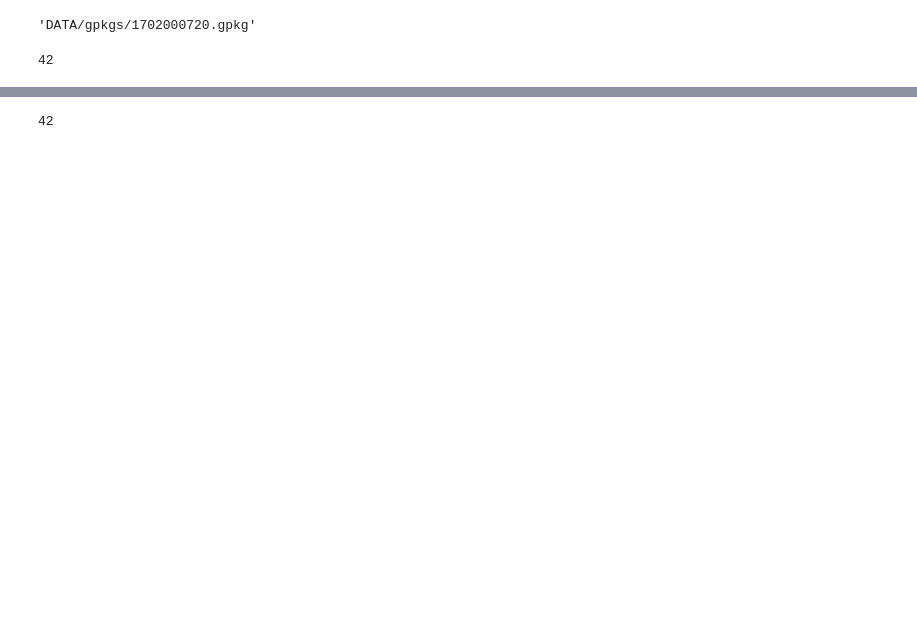
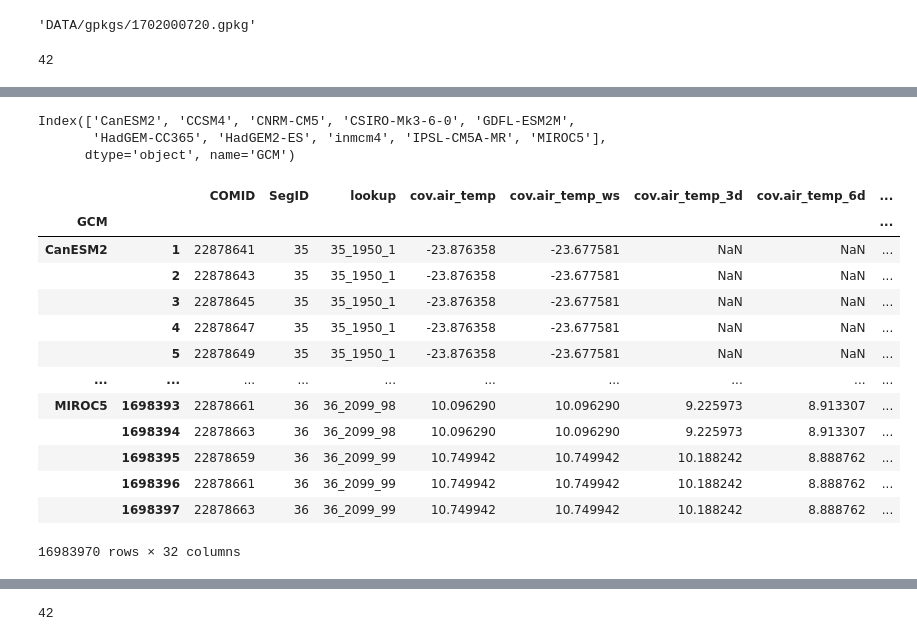
Before and after one commit to uryckid/stream-temperature-predictions, a Jupyter notebook: temp-preds_togpkg_working.ipynb, the cells around one changed output, grey strips where cells are left out. Cells and saved outputs as stored; diff of their text form; code cells hidden in the pictures; blank space fills up the shorter version.

```diff
--- a/temp-preds_togpkg_working.ipynb
+++ b/temp-preds_togpkg_working.ipynb
@@ -846,0 +632,6 @@ Wall time: 4.66 s
+# %%
+df.loc[df.COMID==22878621].index.get_level_values(0).unique() #check
+# %% [output]
+Index(['CanESM2', 'CCSM4', 'CNRM-CM5', 'CSIRO-Mk3-6-0', 'GDFL-ESM2M',
+       'HadGEM-CC365', 'HadGEM2-ES', 'inmcm4', 'IPSL-CM5A-MR', 'MIROC5'],
+      dtype='object', name='GCM')
@@ -846,0 +640,17 @@ Wall time: 4.66 s
+# %%
+df
+# %% [output]
+|  |  | COMID | SegID | lookup | cov.air_temp | cov.air_temp_ws | cov.air_temp_3d | cov.air_temp_6d | ... |
+| GCM |  |  |  |  |  |  |  |  | ... |
+| CanESM2 | 1 | 22878641 | 35 | 35_1950_1 | -23.876358 | -23.677581 | NaN | NaN | ... |
+|  | 2 | 22878643 | 35 | 35_1950_1 | -23.876358 | -23.677581 | NaN | NaN | ... |
+|  | 3 | 22878645 | 35 | 35_1950_1 | -23.876358 | -23.677581 | NaN | NaN | ... |
+|  | 4 | 22878647 | 35 | 35_1950_1 | -23.876358 | -23.677581 | NaN | NaN | ... |
+|  | 5 | 22878649 | 35 | 35_1950_1 | -23.876358 | -23.677581 | NaN | NaN | ... |
+| ... | ... | ... | ... | ... | ... | ... | ... | ... | ... |
+| MIROC5 | 1698393 | 22878661 | 36 | 36_2099_98 | 10.096290 | 10.096290 | 9.225973 | 8.913307 | ... |
+|  | 1698394 | 22878663 | 36 | 36_2099_98 | 10.096290 | 10.096290 | 9.225973 | 8.913307 | ... |
+|  | 1698395 | 22878659 | 36 | 36_2099_99 | 10.749942 | 10.749942 | 10.188242 | 8.888762 | ... |
+|  | 1698396 | 22878661 | 36 | 36_2099_99 | 10.749942 | 10.749942 | 10.188242 | 8.888762 | ... |
+|  | 1698397 | 22878663 | 36 | 36_2099_99 | 10.749942 | 10.749942 | 10.188242 | 8.888762 | ... |
+16983970 rows × 32 columns
```
Also changed, not shown: parts of 171 cells of this notebook.
